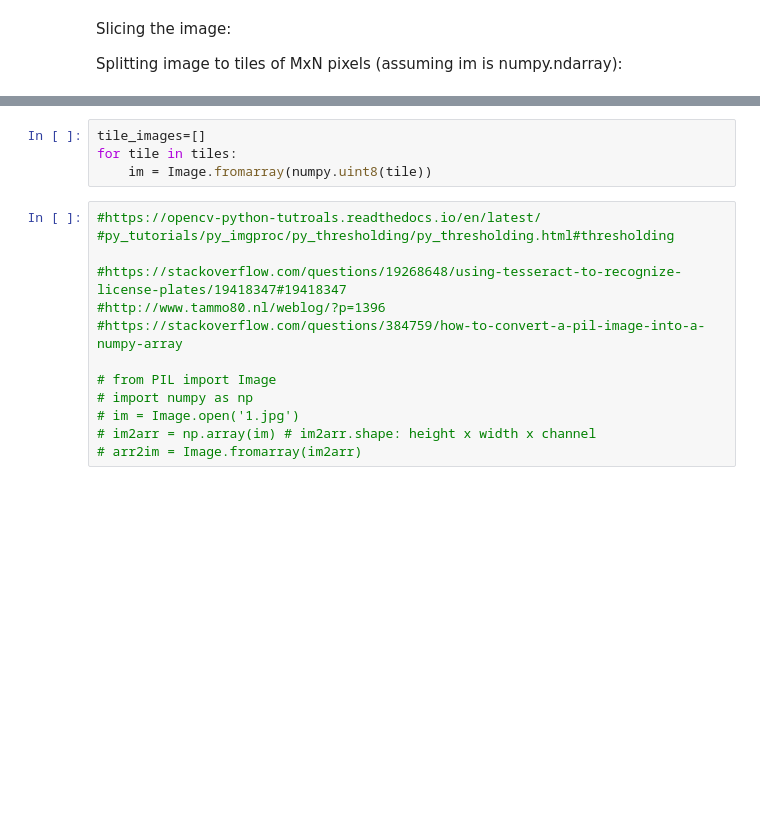
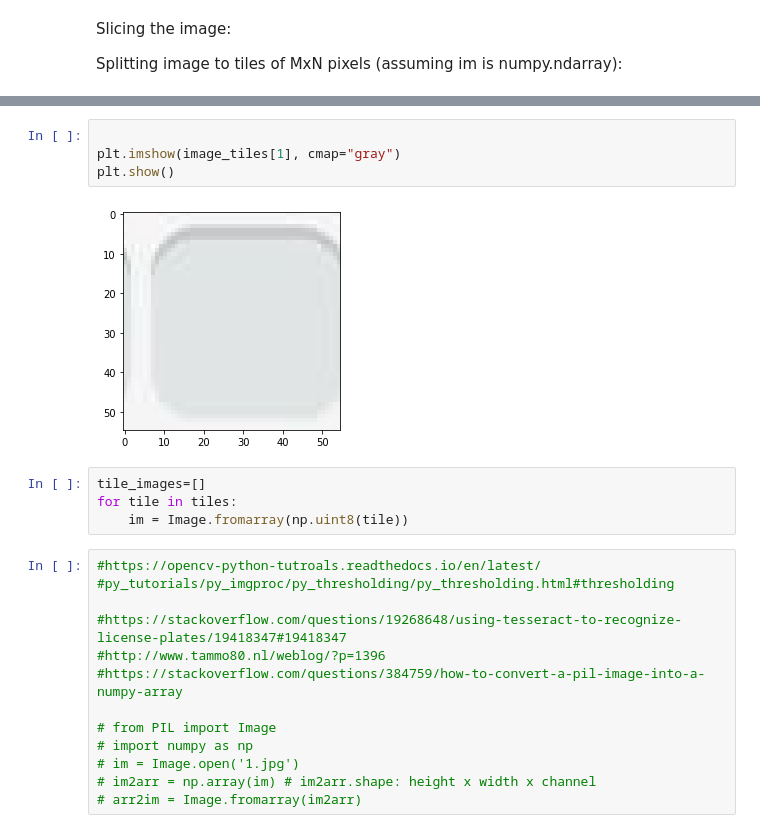
Before and after one commit to jbm4/Best_WWF_Words, a Jupyter notebook: WWFImageProcessor.ipynb, the cells around one changed output, grey strips where cells are left out. Cells and saved outputs as stored; diff of their text form; blank space fills up the shorter version.

```diff
--- a/WWFImageProcessor.ipynb
+++ b/WWFImageProcessor.ipynb
@@ -23,7 +98,13 @@ img = Image.fromarray(numpy.uint8(im))
+# %%
+
+plt.imshow(image_tiles[1], cmap="gray")
+plt.show()
+# %% [output]
+[figure, added]
 # %%
 tile_images=[]
 for tile in tiles:
-    im = Image.fromarray(numpy.uint8(tile))
+    im = Image.fromarray(np.uint8(tile))
 # %%
 #https://opencv-python-tutroals.readthedocs.io/en/latest/
 #py_tutorials/py_imgproc/py_thresholding/py_thresholding.html#thresholding
```
Also changed, not shown: parts of 15 cells of this notebook, 2 other files.
